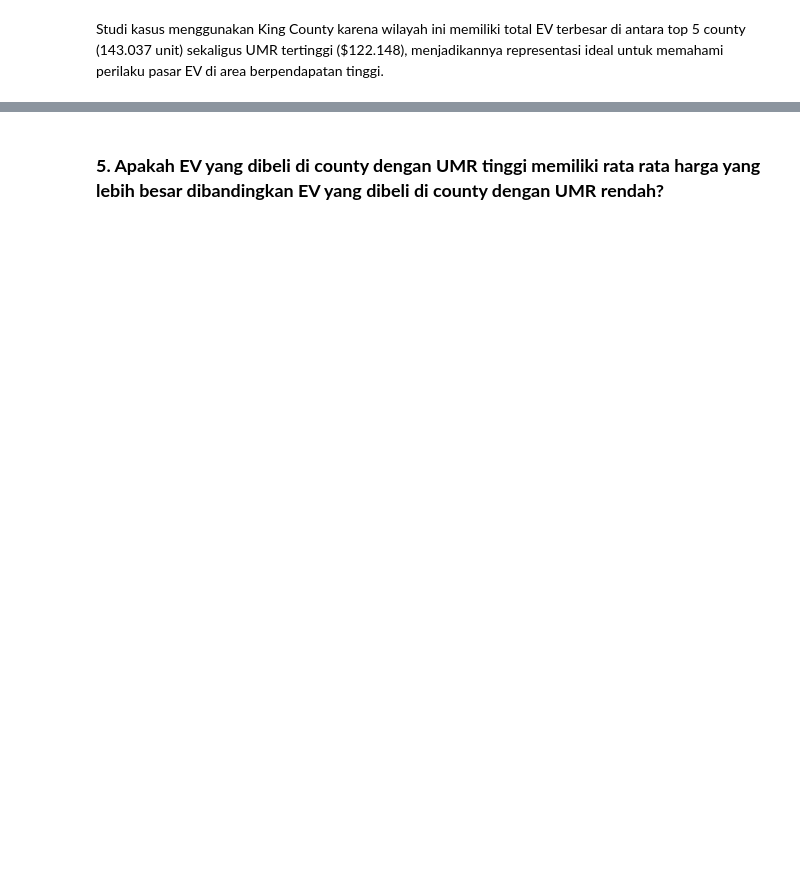
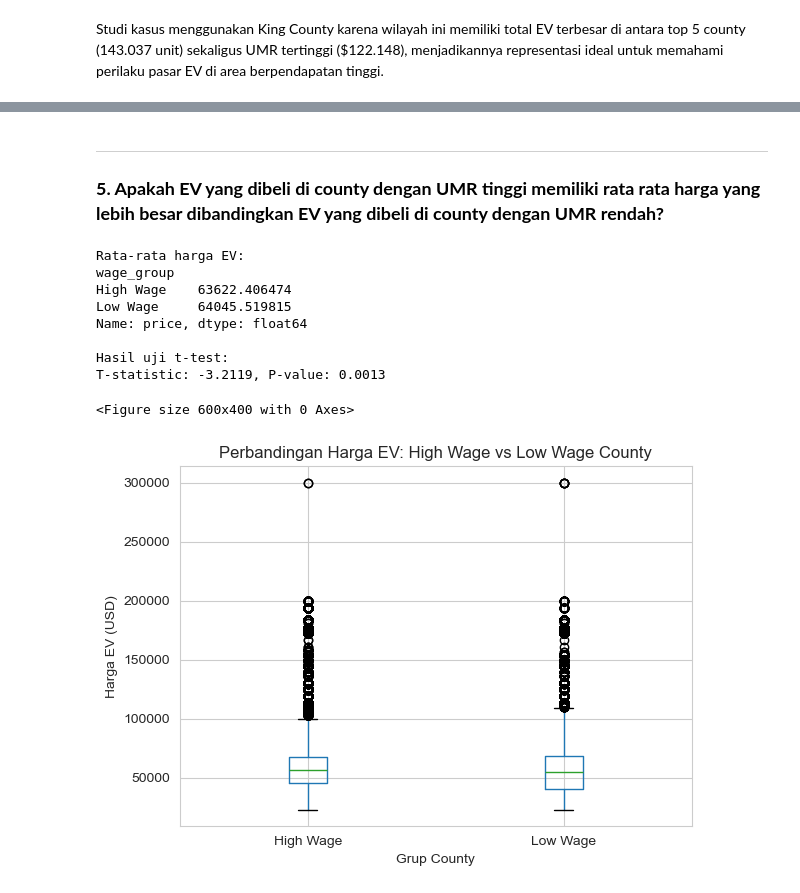
Before and after one commit to CODA-Assignment-Bay/final-project-coda-008-rmt-group-1, a Jupyter notebook: Data_analyst.ipynb, the cells around one changed output, grey strips where cells are left out. Saved outputs shown, nothing was run; the diff lists cells and outputs as text; code cells hidden in the pictures; blank space fills up the shorter version.

```diff
--- a/Data_analyst.ipynb
+++ b/Data_analyst.ipynb
@@ -552,4 +564,47 @@ Korelasi EV Penetration Rate vs Faktor-faktor Lain:
 # %% [markdown]
+---
 ### **5. Apakah EV yang dibeli di county dengan UMR tinggi memiliki rata rata harga yang lebih besar dibandingkan EV yang dibeli di county dengan UMR rendah?**
 # %%
-bbsbs
+import pandas as pd
+import matplotlib.pyplot as plt
+from scipy.stats import ttest_ind
+
+df = df_merged.copy()
+
+# Bagi county jadi 2 kelompok: high vs low wage
+median_wage = df['avg_wage'].median()
+df['wage_group'] = df['avg_wage'].apply(lambda x: 'High Wage' if x >= median_wage else 'Low Wage')
+
+# Hitung rata-rata harga EV per grup
+group_means = df.groupby('wage_group')['price'].mean()
+
+# Uji t-test (asumsi equal variances, bukan Welch)
+high_prices = df[df['wage_group'] == 'High Wage']['price']
+low_prices = df[df['wage_group'] == 'Low Wage']['price']
+
+t_stat, p_val = ttest_ind(high_prices, low_prices, equal_var=True)
+
+print("Rata-rata harga EV:")
+print(group_means)
+print("\nHasil uji t-test:")
+print(f"T-statistic: {t_stat:.4f}, P-value: {p_val:.4f}")
+
+# Visualisasi boxplot
+plt.figure(figsize=(6,4))
+df.boxplot(column='price', by='wage_group')
+plt.title('Perbandingan Harga EV: High Wage vs Low Wage County')
+plt.suptitle('')
+plt.ylabel('Harga EV (USD)')
+plt.xlabel('Grup County')
+plt.show()
+# %% [output]
+Rata-rata harga EV:
+wage_group
+High Wage    63622.406474
+Low Wage     64045.519815
+Name: price, dtype: float64
+
+Hasil uji t-test:
+T-statistic: -3.2119, P-value: 0.0013
+<Figure size 600x400 with 0 Axes>
+[figure, added]
```
Also changed, not shown: parts of 19 cells of this notebook.
